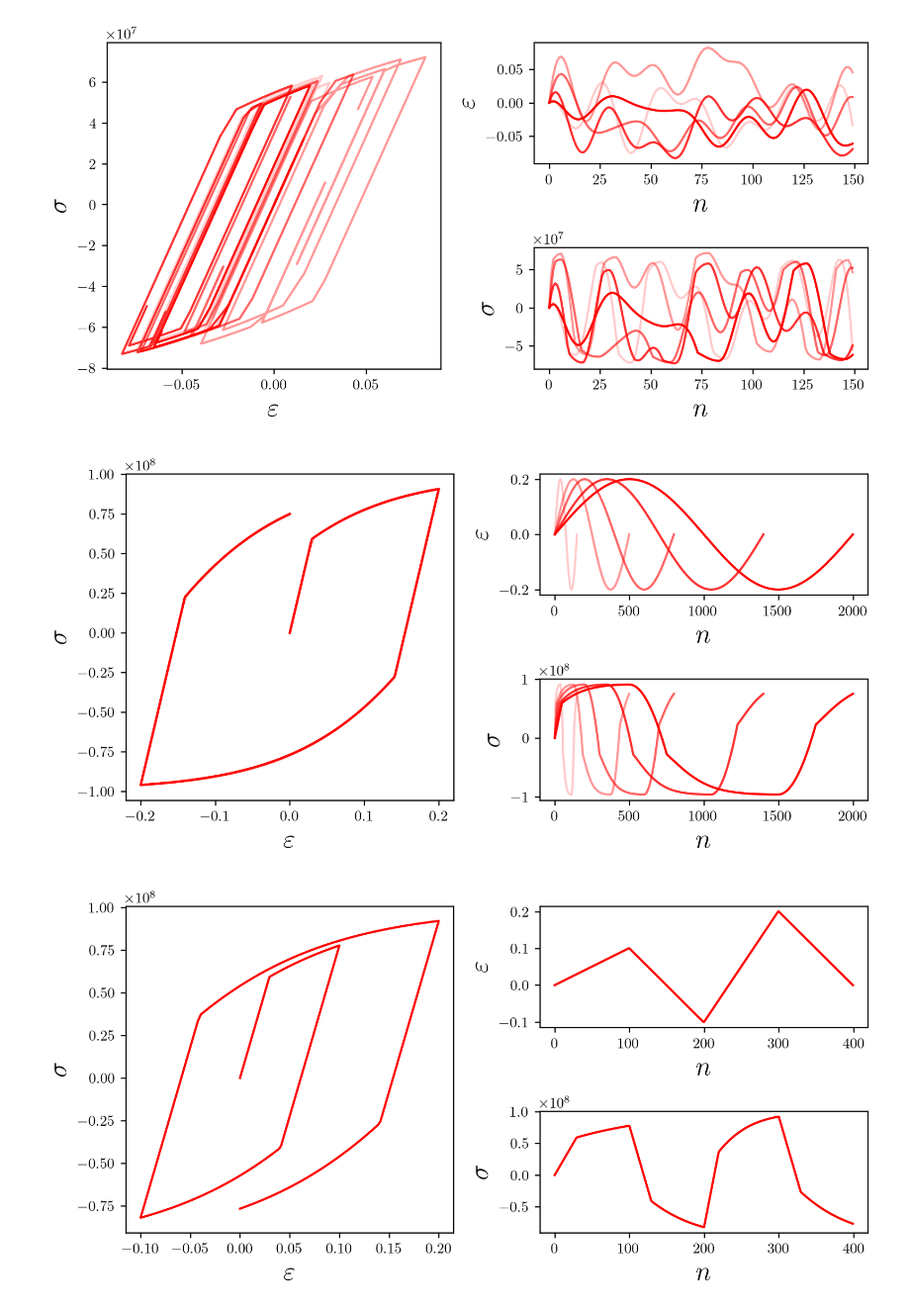
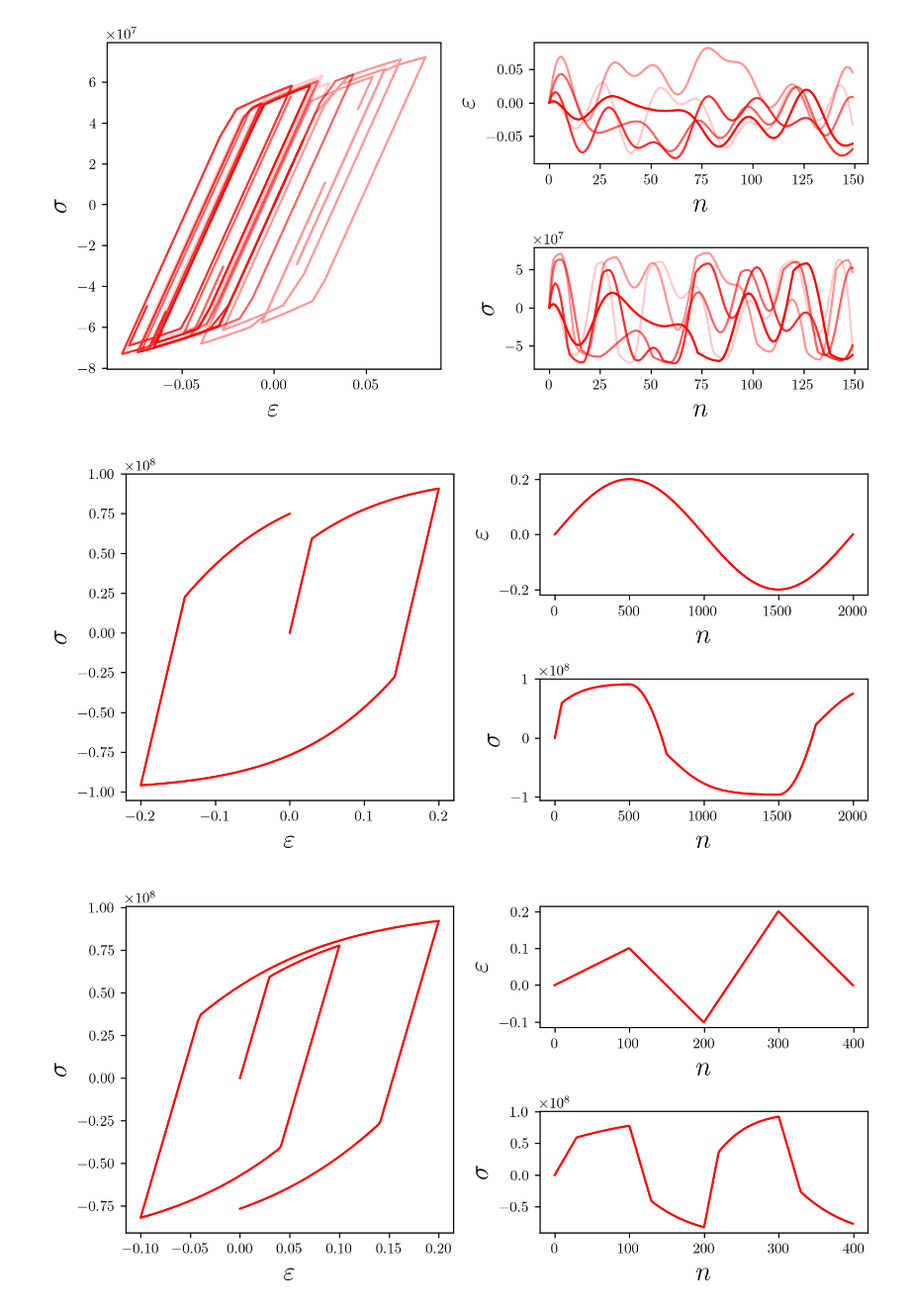
Before and after one commit to zsoca000/EP-neural-nets, a Jupyter notebook: notebooks/task0-data-visualization.ipynb, the cells around one changed output. Shown at 99% size. Saved outputs shown, nothing was run; the diff lists cells and outputs as text; code cells hidden in the pictures.

```diff
--- a/data/visualize.ipynb
+++ b/notebooks/task0-data-visualization.ipynb
@@ -99,12 +114,12 @@ plot_responses(eps_list[:5], sig_list[:5])
 # %%
 mat_name = 'kinematic-armstrong-fredrick'
 inp_type = 'static'
 inp_name = 'resolution'
 
-eps_list, sig_list = load_responses(mat_name, inp_type, inp_name)
+eps_list, sig_list = load_responses(mat_name, inp_type, inp_name, data_dir='../data')
 plot_responses(eps_list[:5], sig_list[:5])
 # %% [output]
-[figure, old version]
+[figure, new version]
 # %%
 mat_name = 'kinematic-armstrong-fredrick'
 inp_type = 'static'
```
Also changed, not shown: parts of 9 cells of this notebook, 28 other files.
